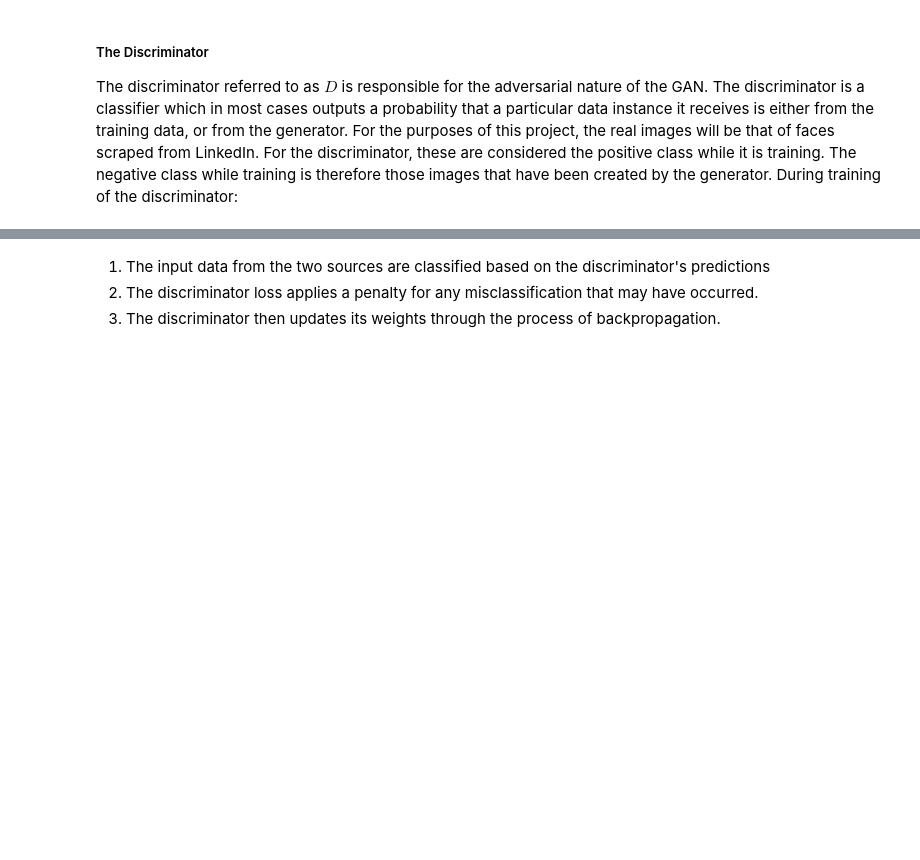
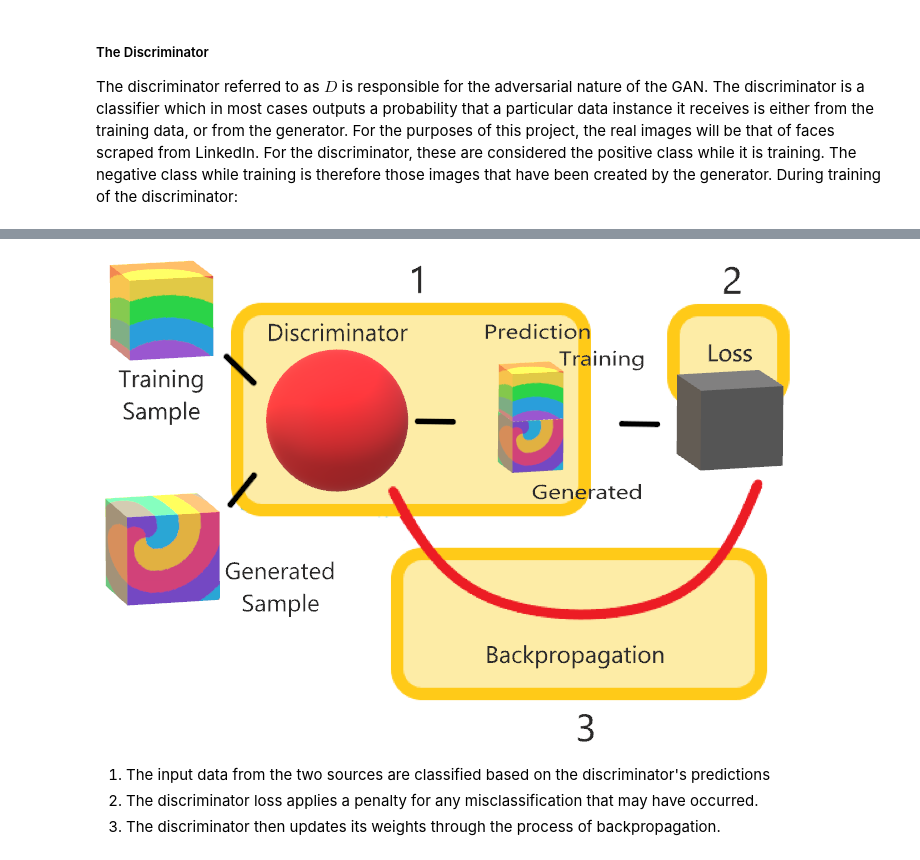
Before and after one commit to MoJoMoon/Deep-Learning-for-Diversity-Inclusion-in-Media, a Jupyter notebook: 2. Generating Faces with a DCGAN.ipynb, the cells around one changed output, grey strips where cells are left out. Saved outputs shown, nothing was run; the diff lists cells and outputs as text; code cells hidden in the pictures; blank space fills up the shorter version.

```diff
--- a/2. Generating Faces with a DCGAN.ipynb
+++ b/2. Generating Faces with a DCGAN.ipynb
@@ -29,3 +31,8 @@ The discriminator referred to as $D$ is responsible for the adversarial nature o
+# %%
+# View image
+Image(filename='imgs/notebook_images/discriminator2.png')
+# %% [output]
+[figure, added]
 # %% [markdown]
  1. The input data from the two sources are classified based on the discriminator's predictions
  2. The discriminator loss applies a penalty for any misclassification that may have occurred.
```
Also changed, not shown: parts of 6 cells of this notebook.
